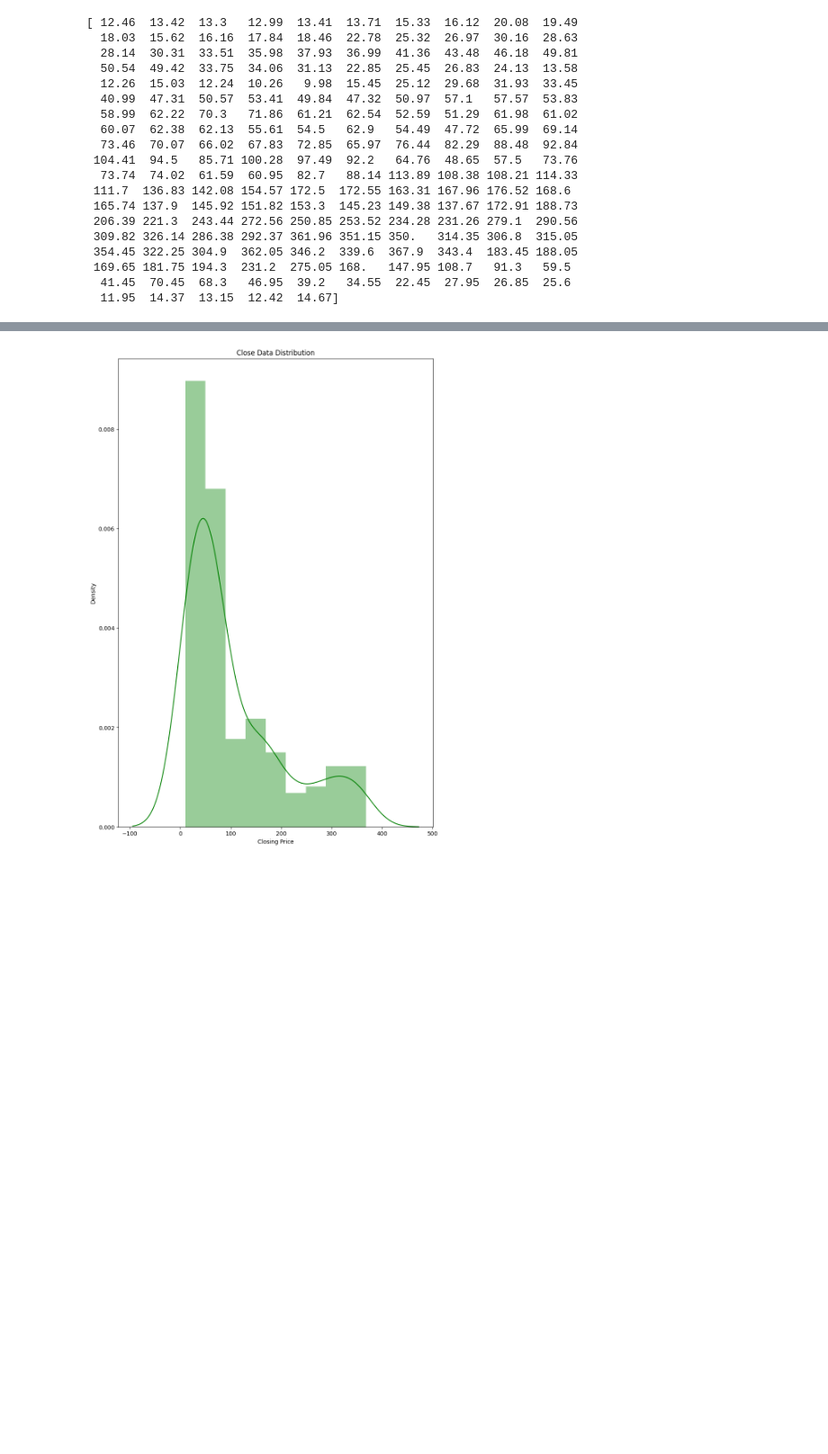
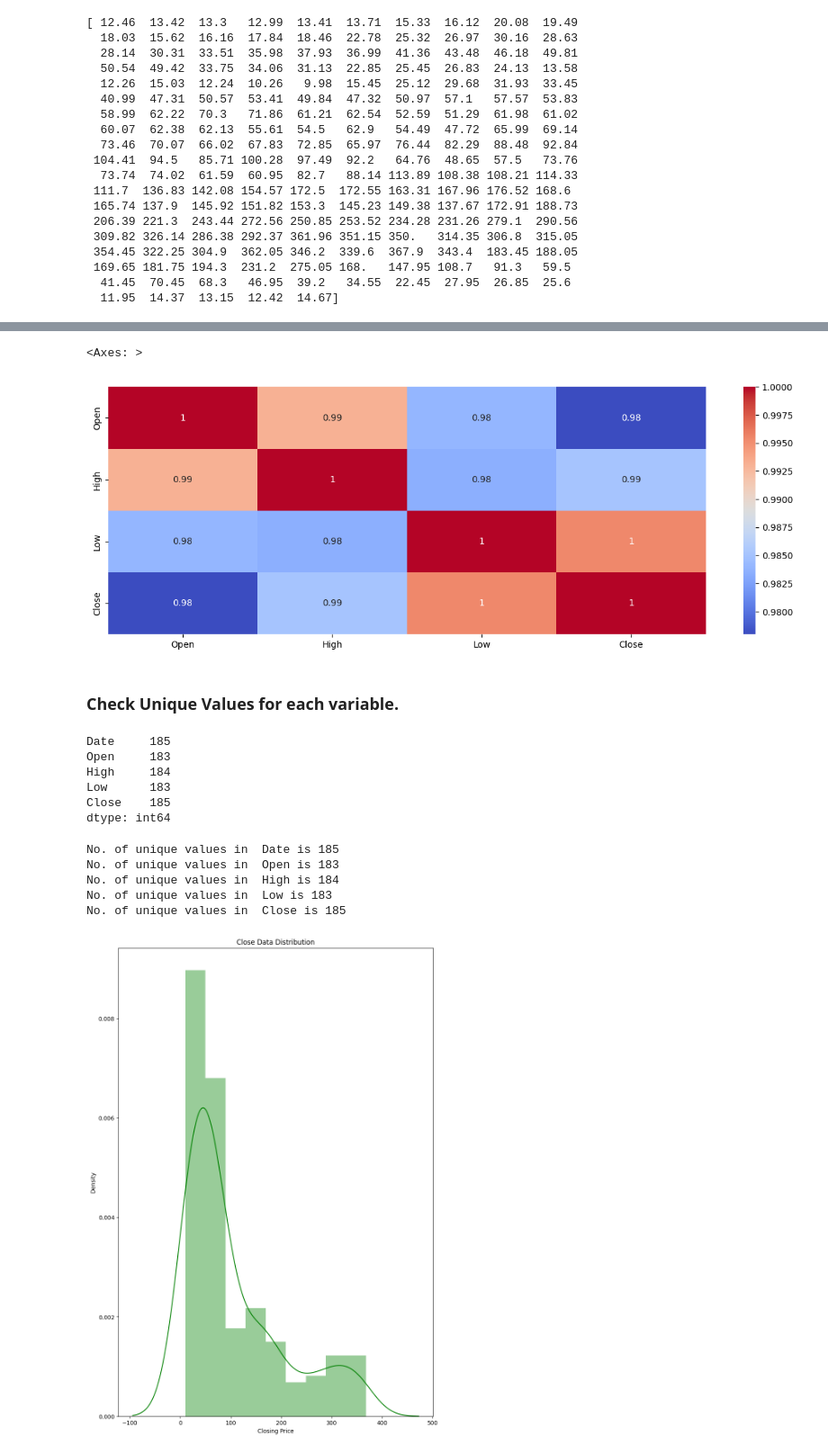
Before and after one commit to Aneel45/Yes_bank_stock_closing_price_detections, a Jupyter notebook: Yes_bank_stock_closing_price_detection_capstone_project.ipynb, the cells around one changed output, grey strips where cells are left out. Shown at 90% size. Cells and saved outputs as stored; diff of their text form; code cells hidden in the pictures; blank space fills up the shorter version.

```diff
--- a/Yes_bank_stock_closing_price_detection_capstone_project.ipynb
+++ b/Yes_bank_stock_closing_price_detection_capstone_project.ipynb
@@ -234,3 +260,32 @@ print(Y)
+# %%
+# Plotting correlation heatmap
+plt.figure(figsize=(15,5))
+sns.heatmap(yes_bank_df.corr(), annot=True, cmap='coolwarm')
+# %% [output]
+<Axes: >
+[figure, added]
+# %% [markdown]
+### Check Unique Values for each variable.
+# %%
+# Check Unique Values for each variable.
+yes_bank_df.nunique()
+# %% [output]
+Date     185
+Open     183
+High     184
+Low      183
+Close    185
+dtype: int64
+# %%
+# Check Unique Values for each variable.
+for i in yes_bank_df.columns.tolist():
+  print("No. of unique values in ",i,"is",yes_bank_df[i].nunique())
+# %% [output]
+No. of unique values in  Date is 185
+No. of unique values in  Open is 183
+No. of unique values in  High is 184
+No. of unique values in  Low is 183
+No. of unique values in  Close is 185
 # %%
 # Dependent variable 'Closing price'
 plt.figure(figsize=(10,15))
```
Also changed, not shown: parts of 26 cells of this notebook.
